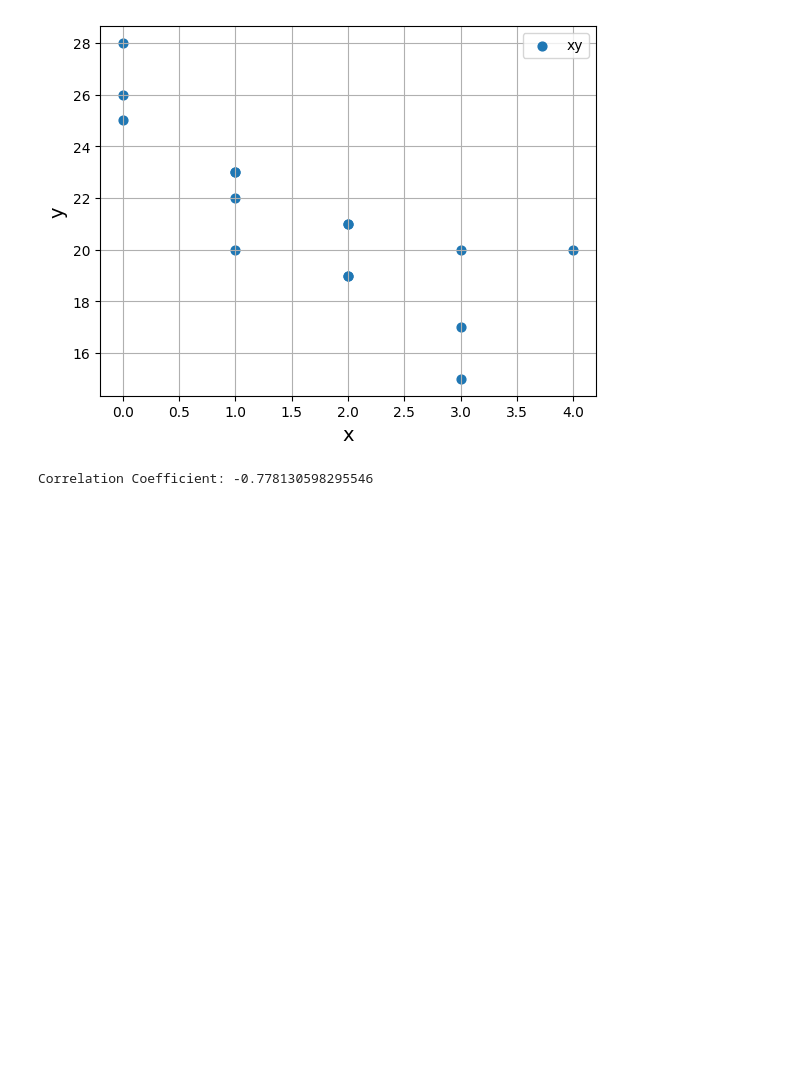
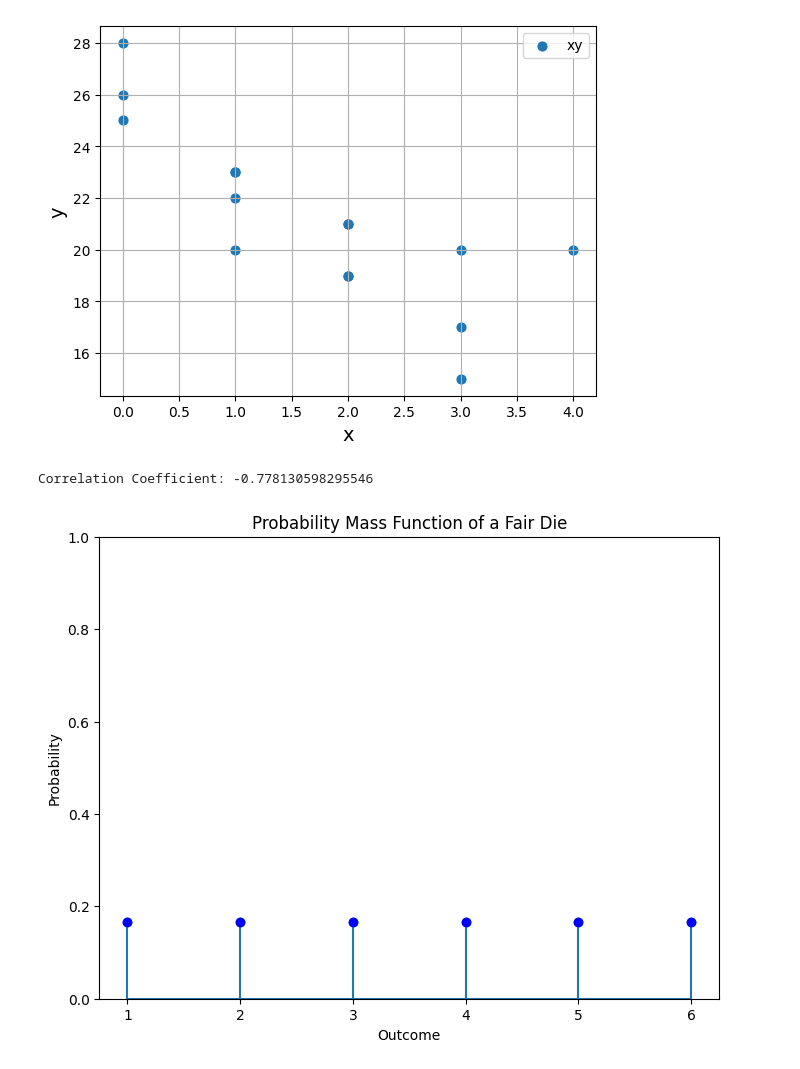
Before and after one commit to thgusdlek/-, a Jupyter notebook: 기초확률과통계.ipynb, the cells around one changed output. Drawn from its saved outputs; the diff is of its cells as text; code cells hidden in the pictures; blank space fills up the shorter version.

```diff
--- a/기초확률과통계.ipynb
+++ b/기초확률과통계.ipynb
@@ -407,3 +407,24 @@ correlation=np.corrcoef(x,y)[0,1]
 print("Correlation Coefficient:",correlation)
 # %% [output]
 Correlation Coefficient: -0.778130598295546
+# %%
+import matplotlib.pyplot as plt
+#이산확률변수 x의 가능한 값과 해당 확률
+x_values=[1,2,3,4,5,6]
+probabilities=[1/6 for _ in x_values]
+#그래프 설정
+plt.figure(figsize=(8,6))
+plt.stem(x_values, probabilities, basefmt="")
+# 수선의발을그림
+plt.plot(x_values, probabilities,'o',color='blue')
+#각 확률에 동그란 원으로 표시
+#y축의 스케일을 0부터 1로 조정
+plt.ylim(0,1)
+#그래프 제목 및 출 이름
+plt.title("Probability Mass Function of a Fair Die")
+plt.xlabel("Outcome")
+plt.ylabel("Probability")
+#그래프보여주기
+plt.show()
+# %% [output]
+[figure, added]
```
Also changed, not shown: parts of 3 cells of this notebook.
